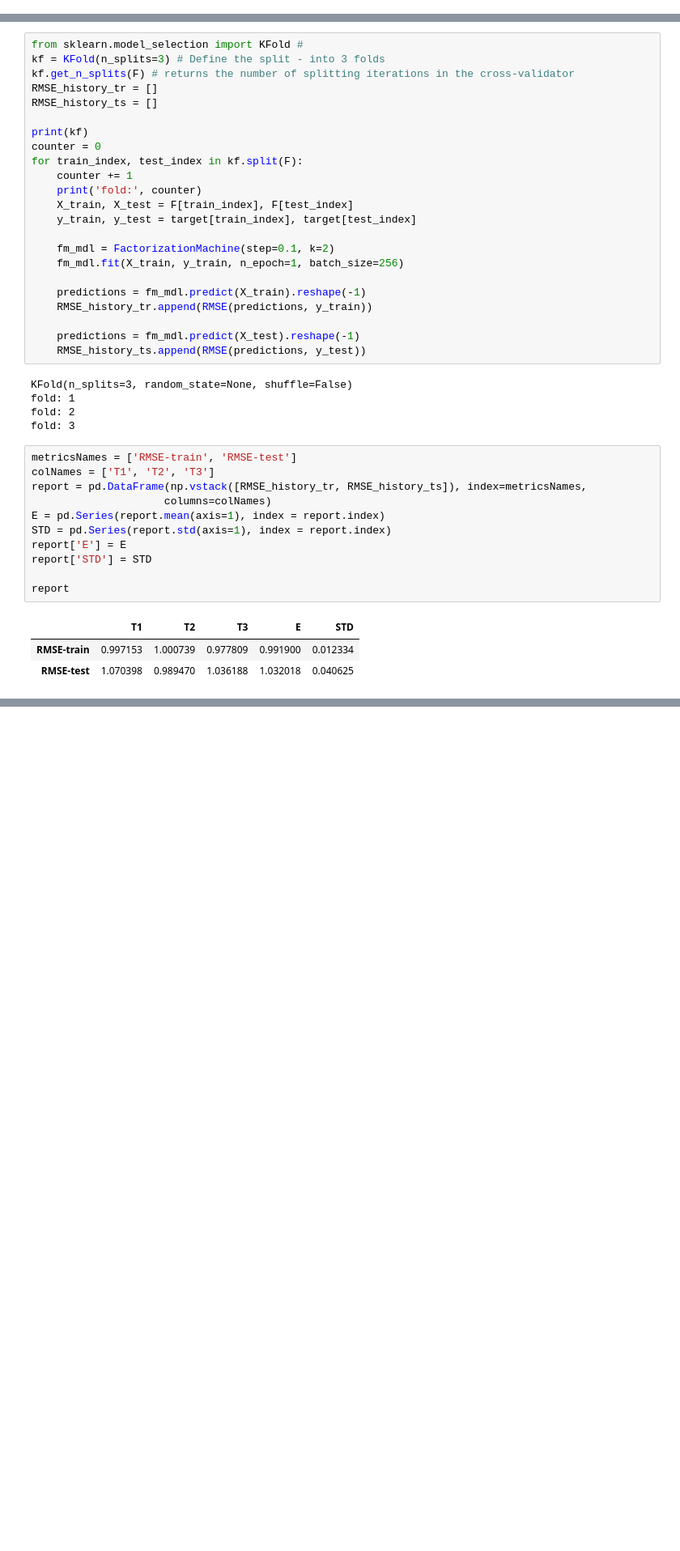
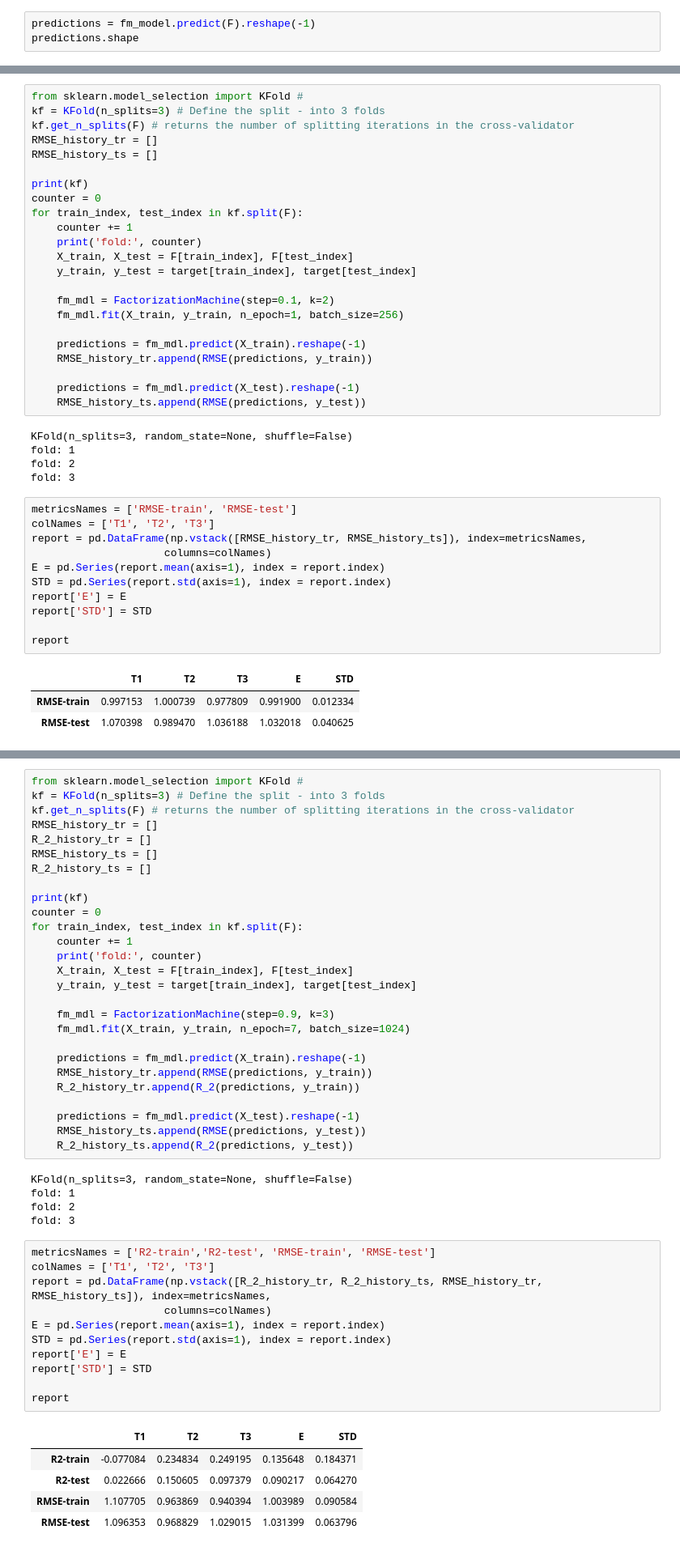
Before and after one commit to AniLiar/spsu-mm-machine-learning, a Jupyter notebook: autumn/task 2 - factorization machine/main.ipynb, the cells around one changed output, grey strips where cells are left out. Shown at 81% size. Cells and saved outputs as stored; diff of their text form; blank space fills up the shorter version.

```diff
--- a/autumn/task 2 - factorization machine/main.ipynb
+++ b/autumn/task 2 - factorization machine/main.ipynb
@@ -447,0 +542,3 @@ rmse
+# %%
+predictions = fm_model.predict(F).reshape(-1)
+predictions.shape
@@ -495,0 +611,49 @@ report
+# %%
+from sklearn.model_selection import KFold #
+kf = KFold(n_splits=3) # Define the split - into 3 folds
+kf.get_n_splits(F) # returns the number of splitting iterations in the cross-validator
+RMSE_history_tr = []
+R_2_history_tr = []
+RMSE_history_ts = []
+R_2_history_ts = []
+
+print(kf)
+counter = 0
+for train_index, test_index in kf.split(F):
+    counter += 1
+    print('fold:', counter)
+    X_train, X_test = F[train_index], F[test_index]
+    y_train, y_test = target[train_index], target[test_index]
+
+    fm_mdl = FactorizationMachine(step=0.9, k=3)
+    fm_mdl.fit(X_train, y_train, n_epoch=7, batch_size=1024)
+
+    predictions = fm_mdl.predict(X_train).reshape(-1)
+    RMSE_history_tr.append(RMSE(predictions, y_train))
+    R_2_history_tr.append(R_2(predictions, y_train))
+
+    predictions = fm_mdl.predict(X_test).reshape(-1)
+    RMSE_history_ts.append(RMSE(predictions, y_test))
+    R_2_history_ts.append(R_2(predictions, y_test))
+# %% [output]
+KFold(n_splits=3, random_state=None, shuffle=False)
+fold: 1
+fold: 2
+fold: 3
+# %%
+metricsNames = ['R2-train','R2-test', 'RMSE-train', 'RMSE-test']
+colNames = ['T1', 'T2', 'T3']
+report = pd.DataFrame(np.vstack([R_2_history_tr, R_2_history_ts, RMSE_history_tr, RMSE_history_ts]), index=metricsNames,
+                     columns=colNames)
+E = pd.Series(report.mean(axis=1), index = report.index)
+STD = pd.Series(report.std(axis=1), index = report.index)
+report['E'] = E
+report['STD'] = STD
+
+report
+# %% [output]
+|  | T1 | T2 | T3 | E | STD |
+| R2-train | -0.077084 | 0.234834 | 0.249195 | 0.135648 | 0.184371 |
+| R2-test | 0.022666 | 0.150605 | 0.097379 | 0.090217 | 0.064270 |
+| RMSE-train | 1.107705 | 0.963869 | 0.940394 | 1.003989 | 0.090584 |
+| RMSE-test | 1.096353 | 0.968829 | 1.029015 | 1.031399 | 0.063796 |
```
Also changed, not shown: parts of 28 cells of this notebook.
